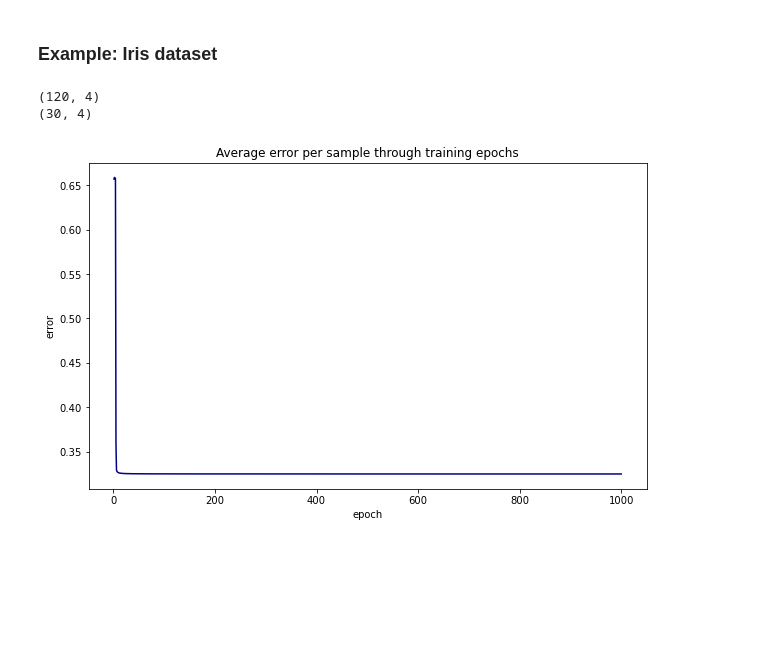
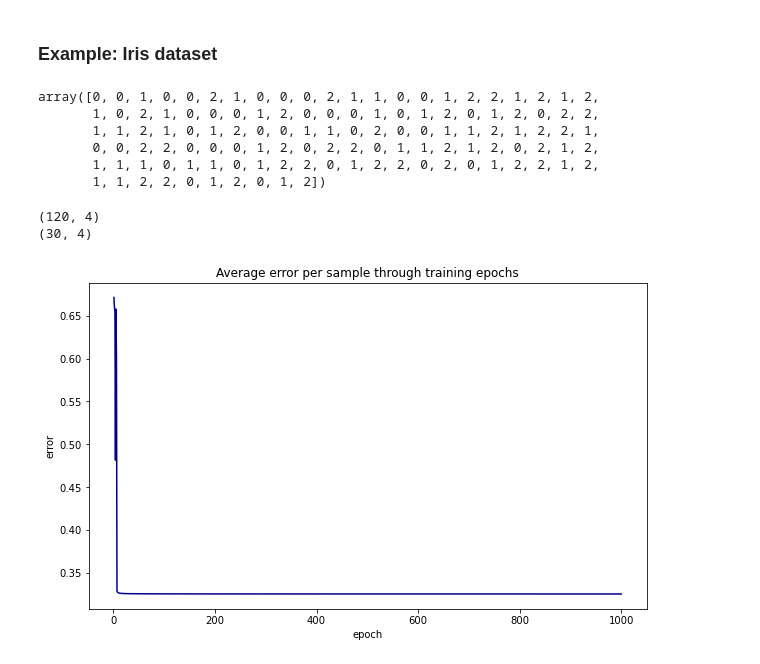
Before and after one commit to nadiaverdha/MachineLearningEx2, a Jupyter notebook: nn_from_scratch.ipynb, the cells around one changed output. Cells and saved outputs as stored; diff of their text form; code cells hidden in the pictures; blank space fills up the shorter version.

```diff
--- a/nn_from_scratch.ipynb
+++ b/nn_from_scratch.ipynb
@@ -48,7 +52,11 @@ class ActivationLayer:
     # forward propagation:
     # return the activated input (activation fcn applied on input)
     def forward_propagation(self, input_data):
-        self.input = input_data
+        if (np.ndim(input_data) == 1):
+            self.input = input_data.reshape((1, input_data.shape[0]))
+        else:
+            self.input = input_data
+
         self.output = self.activation(self.input)
         return self.output
 
@@ -95,7 +103,7 @@ class Network:
         # run network for all samples
         for i in range(0, samples):
             # forward propagation
-            output = input_data[i] # i-th sample
+            output = input_data[i, :] # i-th sample
             for layer in self.layers:
                 output = layer.forward_propagation(output)
             result.append(output)
@@ -112,7 +120,7 @@ class Network:
             err = 0
             for j in range(0, samples): # through all training samples
                 # forward propagation
-                output = x_train[j]  # x_train will be 3D and first dimension will correspond to index
+                output = x_train[j, :]
                 for layer in self.layers:
                     output = layer.forward_propagation(output)
 
@@ -138,13 +146,13 @@ class Network:
         plt.title('Average error per sample through training epochs')
 
     def nn_evaluate(self, x_train, y_train, x_test, y_test, epochs, learning_rate):
-        net.fit(x_train, y_train, epochs, learning_rate)
+        self.fit(x_train, y_train, epochs, learning_rate)
 
-        y_train_pred = net.predict(x_train)
+        y_train_pred = self.predict(x_train)
         y_train_pred = np.concatenate(y_train_pred).flatten()
         y_train_pred = np.round(y_train_pred).astype(int) # classification problem
 
-        y_test_pred = net.predict(x_test)
+        y_test_pred = self.predict(x_test)
         y_test_pred = np.concatenate(y_test_pred).flatten()
         y_test_pred = np.round(y_test_pred).astype(int)   # classification problem
 
@@ -156,24 +164,24 @@ class Network:
         print("Accuracy on test: ", accuracy_score(y_true=y_test, y_pred=y_test_pred))
         # recall
         print("#"*50)
-        print("Recall on train: ", recall_score(y_true=y_train, y_pred=y_train_pred))
-        print("Recall on test: ", recall_score(y_true=y_test, y_pred=y_test_pred))
+        print("Recall on train: ", recall_score(y_true=y_train, y_pred=y_train_pred, average='micro'))
+        print("Recall on test: ", recall_score(y_true=y_test, y_pred=y_test_pred, average='micro'))
         # precision
         print("#"*50)
-        print("Precision on train: ", precision_score(y_true=y_train, y_pred=y_train_pred))
-        print("Precision on test: ", precision_score(y_true=y_test, y_pred=y_test_pred))
+        print("Precision on train: ", precision_score(y_true=y_train, y_pred=y_train_pred, average='micro'))
+        print("Precision on test: ", precision_score(y_true=y_test, y_pred=y_test_pred, average='micro'))
 
         # plot confusion matrices
         print("#"*50)
         fig, ax = plt.subplots(nrows=1, ncols=2, figsize=(15, 5))
 
         c_1 = confusion_matrix(y_true=y_train, y_pred=y_train_pred)
-        cmd_1 = ConfusionMatrixDisplay(c_1, display_labels=['0', '1'])
+        cmd_1 = ConfusionMatrixDisplay(c_1, display_labels=['0', '1', '2'])
         cmd_1.plot(ax=ax[0], cmap=plt.cm.Blues)
         ax[0].set_title("Confusion matrix: train data")
 
         c_2 = confusion_matrix(y_true=y_test, y_pred=y_test_pred)
-        cmd_2 = ConfusionMatrixDisplay(c_2, display_labels=['0', '1'])
+        cmd_2 = ConfusionMatrixDisplay(c_2, display_labels=['0', '1', '2'])
         cmd_2.plot(ax=ax[1], cmap=plt.cm.Blues)
         ax[1].set_title("Confusion matrix: test data")
 
@@ -244,6 +270,15 @@ from sklearn.model_selection import train_test_split
 iris = load_iris()
 
 X_train, X_test, y_train, y_test = train_test_split(iris.data, iris.target, test_size=0.2, random_state=42)
+# %%
+y_train_hot = np.zeros([])
+# %% [output]
+array([0, 0, 1, 0, 0, 2, 1, 0, 0, 0, 2, 1, 1, 0, 0, 1, 2, 2, 1, 2, 1, 2,
+       1, 0, 2, 1, 0, 0, 0, 1, 2, 0, 0, 0, 1, 0, 1, 2, 0, 1, 2, 0, 2, 2,
+       1, 1, 2, 1, 0, 1, 2, 0, 0, 1, 1, 0, 2, 0, 0, 1, 1, 2, 1, 2, 2, 1,
+       0, 0, 2, 2, 0, 0, 0, 1, 2, 0, 2, 2, 0, 1, 1, 2, 1, 2, 0, 2, 1, 2,
+       1, 1, 1, 0, 1, 1, 0, 1, 2, 2, 0, 1, 2, 2, 0, 2, 0, 1, 2, 2, 1, 2,
+       1, 1, 2, 2, 0, 1, 2, 0, 1, 2])
 # %%
 print(X_train.shape)
 print(X_test.shape)
@@ -253,24 +288,28 @@ print(X_test.shape)
 # %%
 # network
 net = Network()
-net.add(FCLayer(4, 3))
+net.add(FCLayer(4, 5))
+net.add(ActivationLayer(tanh, tanh_prime))
+net.add(FCLayer(5, 3))
+net.add(ActivationLayer(tanh, tanh_prime))
+net.add(FCLayer(3, 3))
 net.add(ActivationLayer(tanh, tanh_prime))
 net.add(FCLayer(3, 1))
 net.add(ActivationLayer(tanh, tanh_prime))
 
 # train
 net.use(mse, mse_prime)
 # reshape first, such that every row becomes separate array
-X_train = X_train.reshape(X_train.shape[0], 1, X_train.shape[1])
-y_train = y_train.reshape(y_train.shape[0], 1, 1)
+# X_train = X_train.reshape(X_train.shape[0], 1, X_train.shape[1])
+# y_train = y_train.reshape(y_train.shape[0], 1, 1)
 
-X_test = X_test.reshape(X_test.shape[0], 1, X_test.shape[1])
-y_test = y_test.reshape(y_test.shape[0], 1, 1)
+# X_test = X_test.reshape(X_test.shape[0], 1, X_test.shape[1])
+# y_test = y_test.reshape(y_test.shape[0], 1, 1)
 
 err_vect = net.fit(X_train, y_train, epochs=1000, learning_rate=0.1)
 net.plot_error_curve(err_vect)
 # %% [output]
-[figure, old version]
+[figure, new version]
 # %%
 net.nn_evaluate(x_train=X_train, y_train=y_train, x_test=X_test, y_test=y_test, epochs=1000, learning_rate=0.1)
 # %% [output]
```
Also changed, not shown: parts of 7 cells of this notebook.
